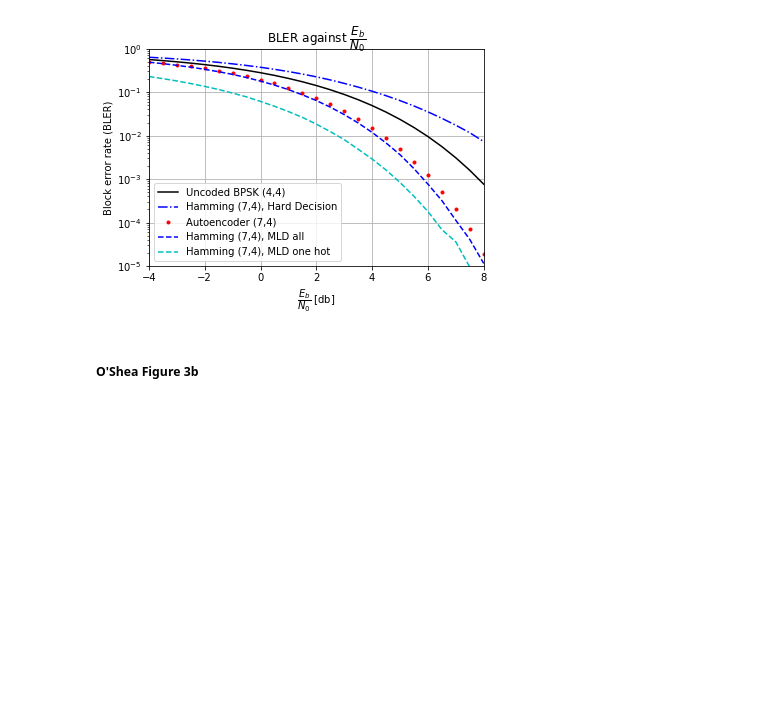
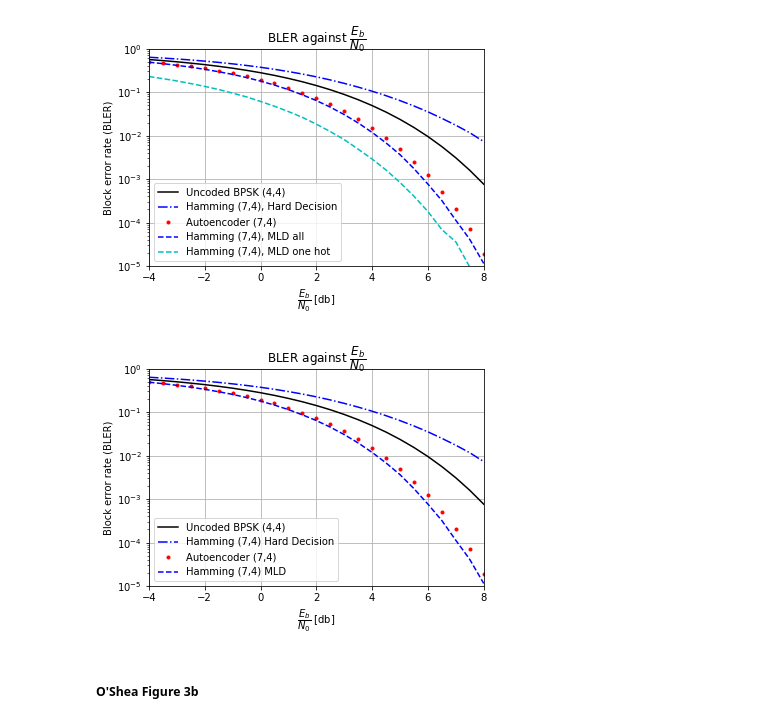
Before and after one commit to alistairwallace97/DNN_short_block_comms, a Jupyter notebook: initial_dnn_comms.ipynb, the cells around one changed output. Cells and saved outputs as stored; diff of their text form; code cells hidden in the pictures; blank space fills up the shorter version.

```diff
--- a/initial_dnn_comms.ipynb
+++ b/initial_dnn_comms.ipynb
@@ -2619,6 +2641,27 @@ plt.axis([-4, 8, 1e-5, 1])
 plt.show()
 # %% [output]
 [figure]
+# %%
+# Uncoded BPSK (4,4)
+# Hamming (7,4) Hard Decision
+# Autoencoder (7,4)
+# Hamming (7,4) MLD
+
+plt.semilogy(Eb_N0_dbs, bpsk4_theo_bler, 'k-')
+plt.semilogy(Eb_N0_dbs, hamming_7_4_HD_bler_Rr4_7, 'b-.')
+plt.semilogy(Eb_N0_dbs, lr_autoencoder_7_4_bler_6_0966e_4_Rr4_7, 'r.')
+plt.semilogy(Eb_N0_dbs, bler_Hamming_ML_all, 'b--')
+plt.title(r'BLER against $\dfrac{E_b}{N_0}$')
+plt.xlabel(r'$\dfrac{E_b}{N_0}$ [db]')
+plt.ylabel("Block error rate (BLER)")
+plt.legend(['Uncoded BPSK (4,4)', 'Hamming (7,4) Hard Decision', \
+            'Autoencoder (7,4)', 'Hamming (7,4) MLD'], loc="lower left")
+plt.grid(True)
+plt.axis([-4, 8, 1e-5, 1])
+# plt.savefig("./figures/o_shea_3a_bler_vs_eb.png")
+plt.show()
+# %% [output]
+[figure, added]
 # %% [markdown]
 ##### O'Shea Figure 3b
 # %%
```
Also changed, not shown: parts of 9 cells of this notebook.
